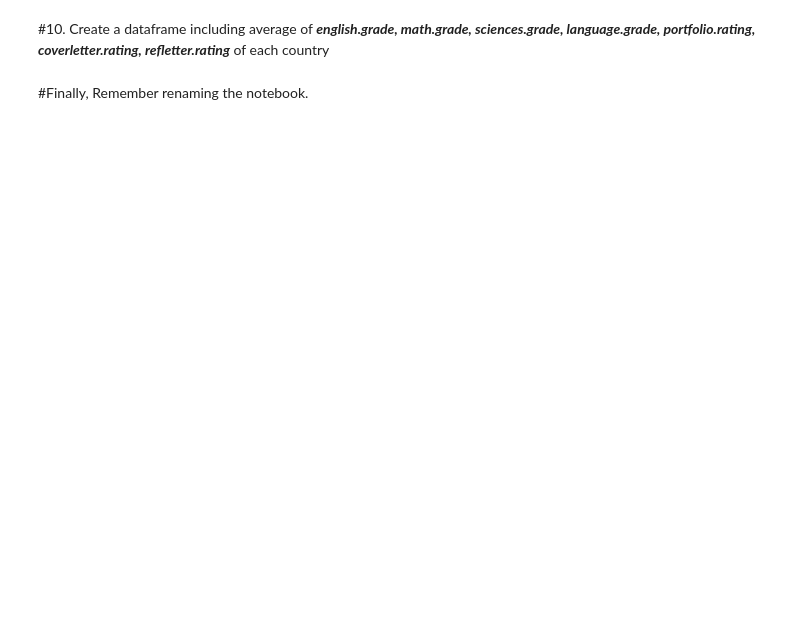
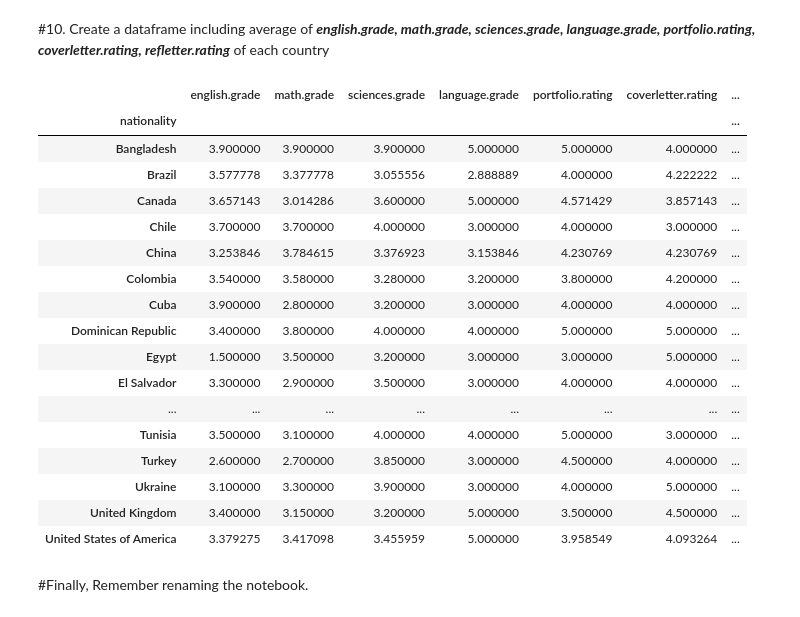
Before and after one commit to kiminonawa1305/machine_learning, a Jupyter notebook: lab_2_21130416_NguyenDinhLam.ipynb, the cells around one changed output. Saved outputs shown, nothing was run; the diff lists cells and outputs as text; code cells hidden in the pictures; blank space fills up the shorter version.

```diff
--- a/lab_2_21130416_NguyenDinhLam.ipynb
+++ b/lab_2_21130416_NguyenDinhLam.ipynb
@@ -92,3 +219,26 @@ Hint: Use groupby, select the age column and aggregate using mean.
+# %%
+data = df.groupby(['nationality'])['english.grade', 'math.grade', 'sciences.grade', 'language.grade', 'portfolio.rating', 'coverletter.rating', 'refletter.rating']
+
+pd.DataFrame(data.mean())
+# %% [output]
+|  | english.grade | math.grade | sciences.grade | language.grade | portfolio.rating | coverletter.rating | ... |
+| nationality |  |  |  |  |  |  | ... |
+| Bangladesh | 3.900000 | 3.900000 | 3.900000 | 5.000000 | 5.000000 | 4.000000 | ... |
+| Brazil | 3.577778 | 3.377778 | 3.055556 | 2.888889 | 4.000000 | 4.222222 | ... |
+| Canada | 3.657143 | 3.014286 | 3.600000 | 5.000000 | 4.571429 | 3.857143 | ... |
+| Chile | 3.700000 | 3.700000 | 4.000000 | 3.000000 | 4.000000 | 3.000000 | ... |
+| China | 3.253846 | 3.784615 | 3.376923 | 3.153846 | 4.230769 | 4.230769 | ... |
+| Colombia | 3.540000 | 3.580000 | 3.280000 | 3.200000 | 3.800000 | 4.200000 | ... |
+| Cuba | 3.900000 | 2.800000 | 3.200000 | 3.000000 | 4.000000 | 4.000000 | ... |
+| Dominican Republic | 3.400000 | 3.800000 | 4.000000 | 4.000000 | 5.000000 | 5.000000 | ... |
+| Egypt | 1.500000 | 3.500000 | 3.200000 | 3.000000 | 3.000000 | 5.000000 | ... |
+| El Salvador | 3.300000 | 2.900000 | 3.500000 | 3.000000 | 4.000000 | 4.000000 | ... |
+| ... | ... | ... | ... | ... | ... | ... | ... |
+| Tunisia | 3.500000 | 3.100000 | 4.000000 | 4.000000 | 5.000000 | 3.000000 | ... |
+| Turkey | 2.600000 | 2.700000 | 3.850000 | 3.000000 | 4.500000 | 4.000000 | ... |
+| Ukraine | 3.100000 | 3.300000 | 3.900000 | 3.000000 | 4.000000 | 5.000000 | ... |
+| United Kingdom | 3.400000 | 3.150000 | 3.200000 | 5.000000 | 3.500000 | 4.500000 | ... |
+| United States of America | 3.379275 | 3.417098 | 3.455959 | 5.000000 | 3.958549 | 4.093264 | ... |
 # %% [markdown]
 #Finally,
 Remember renaming the notebook.
```
Also changed, not shown: parts of 18 cells of this notebook.
